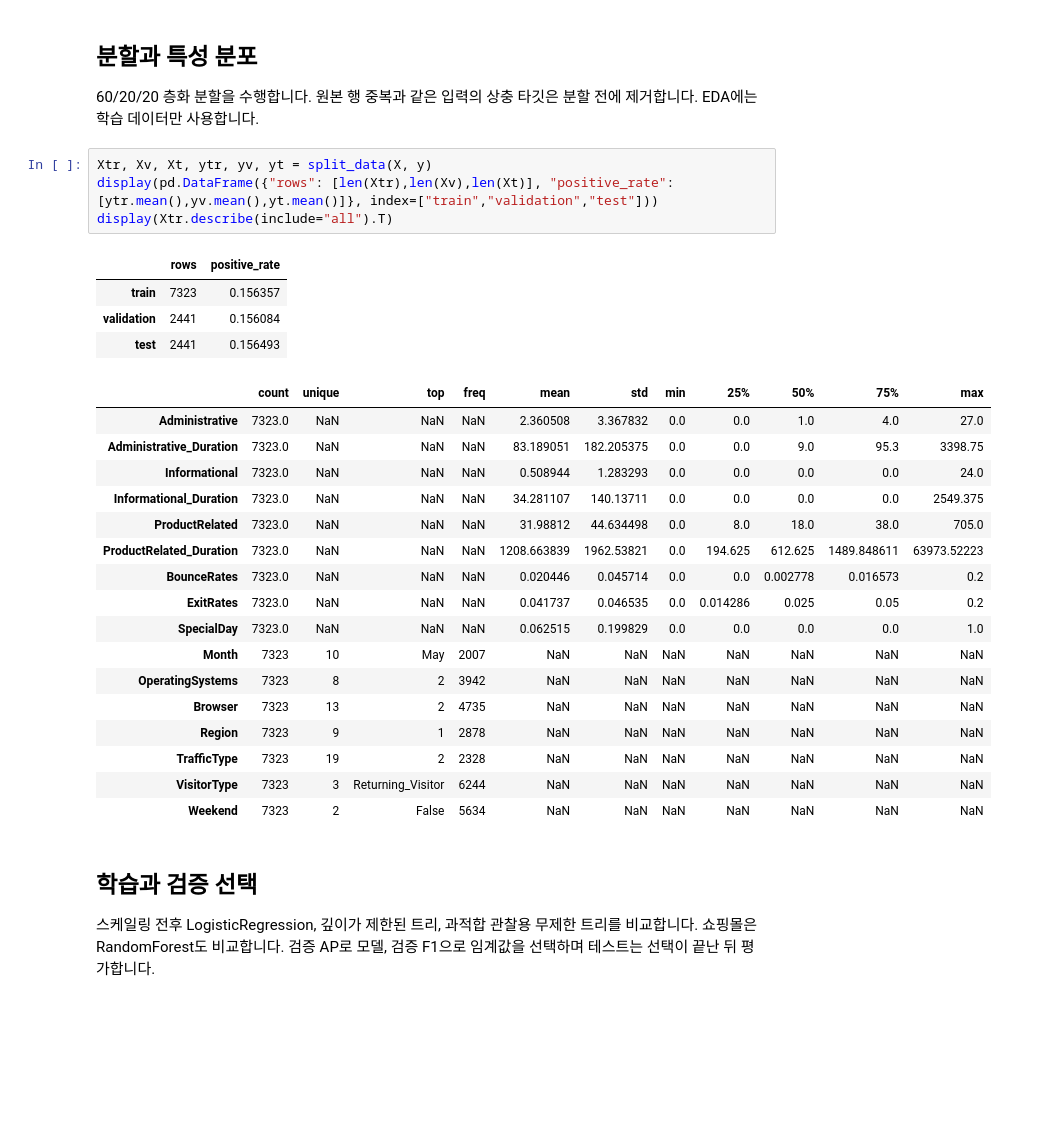
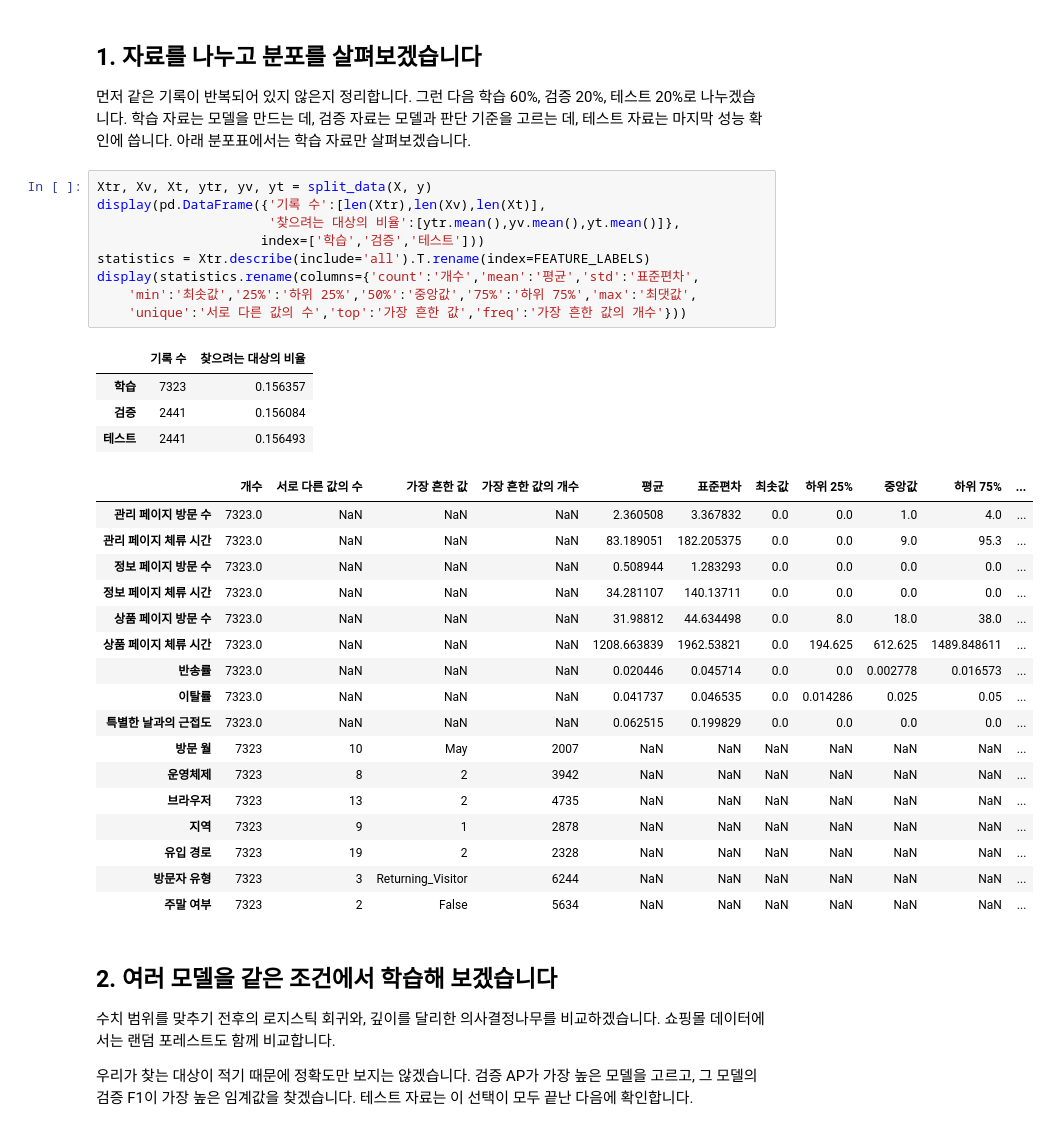
Before and after one commit to JHZZAng12/online-shopping-conversion, a Jupyter notebook: analysis.ipynb, the cells around one changed output. Cells and saved outputs as stored; diff of their text form; blank space fills up the shorter version.

```diff
--- a/analysis.ipynb
+++ b/analysis.ipynb
@@ -33,37 +39,44 @@ display(X.head())
 # %% [markdown]
-## 분할과 특성 분포
+## 1. 자료를 나누고 분포를 살펴보겠습니다
 
-60/20/20 층화 분할을 수행합니다. 원본 행 중복과 같은 입력의 상충 타깃은 분할 전에 제거합니다. EDA에는 학습 데이터만 사용합니다.
+먼저 같은 기록이 반복되어 있지 않은지 정리합니다. 그런 다음 학습 60%, 검증 20%, 테스트 20%로 나누겠습니다. 학습 자료는 모델을 만드는 데, 검증 자료는 모델과 판단 기준을 고르는 데, 테스트 자료는 마지막 성능 확인에 씁니다. 아래 분포표에서는 학습 자료만 살펴보겠습니다.
 # %%
 Xtr, Xv, Xt, ytr, yv, yt = split_data(X, y)
-display(pd.DataFrame({"rows": [len(Xtr),len(Xv),len(Xt)], "positive_rate": [ytr.mean(),yv.mean(),yt.mean()]}, index=["train","validation","test"]))
-display(Xtr.describe(include="all").T)
+display(pd.DataFrame({'기록 수':[len(Xtr),len(Xv),len(Xt)],
+                      '찾으려는 대상의 비율':[ytr.mean(),yv.mean(),yt.mean()]},
+                     index=['학습','검증','테스트']))
+statistics = Xtr.describe(include='all').T.rename(index=FEATURE_LABELS)
+display(statistics.rename(columns={'count':'개수','mean':'평균','std':'표준편차',
+    'min':'최솟값','25%':'하위 25%','50%':'중앙값','75%':'하위 75%','max':'최댓값',
+    'unique':'서로 다른 값의 수','top':'가장 흔한 값','freq':'가장 흔한 값의 개수'}))
 # %% [output]
-|  | rows | positive_rate |
-| train | 7323 | 0.156357 |
-| validation | 2441 | 0.156084 |
-| test | 2441 | 0.156493 |
+|  | 기록 수 | 찾으려는 대상의 비율 |
+| 학습 | 7323 | 0.156357 |
+| 검증 | 2441 | 0.156084 |
+| 테스트 | 2441 | 0.156493 |
-|  | count | unique | top | freq | mean | std | min | 25% | 50% | 75% | max |
-| Administrative | 7323.0 | NaN | NaN | NaN | 2.360508 | 3.367832 | 0.0 | 0.0 | 1.0 | 4.0 | 27.0 |
-| Administrative_Duration | 7323.0 | NaN | NaN | NaN | 83.189051 | 182.205375 | 0.0 | 0.0 | 9.0 | 95.3 | 3398.75 |
-| Informational | 7323.0 | NaN | NaN | NaN | 0.508944 | 1.283293 | 0.0 | 0.0 | 0.0 | 0.0 | 24.0 |
-| Informational_Duration | 7323.0 | NaN | NaN | NaN | 34.281107 | 140.13711 | 0.0 | 0.0 | 0.0 | 0.0 | 2549.375 |
-| ProductRelated | 7323.0 | NaN | NaN | NaN | 31.98812 | 44.634498 | 0.0 | 8.0 | 18.0 | 38.0 | 705.0 |
-| ProductRelated_Duration | 7323.0 | NaN | NaN | NaN | 1208.663839 | 1962.53821 | 0.0 | 194.625 | 612.625 | 1489.848611 | 63973.52223 |
-| BounceRates | 7323.0 | NaN | NaN | NaN | 0.020446 | 0.045714 | 0.0 | 0.0 | 0.002778 | 0.016573 | 0.2 |
-| ExitRates | 7323.0 | NaN | NaN | NaN | 0.041737 | 0.046535 | 0.0 | 0.014286 | 0.025 | 0.05 | 0.2 |
-| SpecialDay | 7323.0 | NaN | NaN | NaN | 0.062515 | 0.199829 | 0.0 | 0.0 | 0.0 | 0.0 | 1.0 |
-| Month | 7323 | 10 | May | 2007 | NaN | NaN | NaN | NaN | NaN | NaN | NaN |
-| OperatingSystems | 7323 | 8 | 2 | 3942 | NaN | NaN | NaN | NaN | NaN | NaN | NaN |
-| Browser | 7323 | 13 | 2 | 4735 | NaN | NaN | NaN | NaN | NaN | NaN | NaN |
-| Region | 7323 | 9 | 1 | 2878 | NaN | NaN | NaN | NaN | NaN | NaN | NaN |
-| TrafficType | 7323 | 19 | 2 | 2328 | NaN | NaN | NaN | NaN | NaN | NaN | NaN |
-| VisitorType | 7323 | 3 | Returning_Visitor | 6244 | NaN | NaN | NaN | NaN | NaN | NaN | NaN |
-| Weekend | 7323 | 2 | False | 5634 | NaN | NaN | NaN | NaN | NaN | NaN | NaN |
+|  | 개수 | 서로 다른 값의 수 | 가장 흔한 값 | 가장 흔한 값의 개수 | 평균 | 표준편차 | 최솟값 | 하위 25% | 중앙값 | 하위 75% | ... |
+| 관리 페이지 방문 수 | 7323.0 | NaN | NaN | NaN | 2.360508 | 3.367832 | 0.0 | 0.0 | 1.0 | 4.0 | ... |
+| 관리 페이지 체류 시간 | 7323.0 | NaN | NaN | NaN | 83.189051 | 182.205375 | 0.0 | 0.0 | 9.0 | 95.3 | ... |
+| 정보 페이지 방문 수 | 7323.0 | NaN | NaN | NaN | 0.508944 | 1.283293 | 0.0 | 0.0 | 0.0 | 0.0 | ... |
+| 정보 페이지 체류 시간 | 7323.0 | NaN | NaN | NaN | 34.281107 | 140.13711 | 0.0 | 0.0 | 0.0 | 0.0 | ... |
+| 상품 페이지 방문 수 | 7323.0 | NaN | NaN | NaN | 31.98812 | 44.634498 | 0.0 | 8.0 | 18.0 | 38.0 | ... |
+| 상품 페이지 체류 시간 | 7323.0 | NaN | NaN | NaN | 1208.663839 | 1962.53821 | 0.0 | 194.625 | 612.625 | 1489.848611 | ... |
+| 반송률 | 7323.0 | NaN | NaN | NaN | 0.020446 | 0.045714 | 0.0 | 0.0 | 0.002778 | 0.016573 | ... |
+| 이탈률 | 7323.0 | NaN | NaN | NaN | 0.041737 | 0.046535 | 0.0 | 0.014286 | 0.025 | 0.05 | ... |
+| 특별한 날과의 근접도 | 7323.0 | NaN | NaN | NaN | 0.062515 | 0.199829 | 0.0 | 0.0 | 0.0 | 0.0 | ... |
+| 방문 월 | 7323 | 10 | May | 2007 | NaN | NaN | NaN | NaN | NaN | NaN | ... |
+| 운영체제 | 7323 | 8 | 2 | 3942 | NaN | NaN | NaN | NaN | NaN | NaN | ... |
+| 브라우저 | 7323 | 13 | 2 | 4735 | NaN | NaN | NaN | NaN | NaN | NaN | ... |
+| 지역 | 7323 | 9 | 1 | 2878 | NaN | NaN | NaN | NaN | NaN | NaN | ... |
+| 유입 경로 | 7323 | 19 | 2 | 2328 | NaN | NaN | NaN | NaN | NaN | NaN | ... |
+| 방문자 유형 | 7323 | 3 | Returning_Visitor | 6244 | NaN | NaN | NaN | NaN | NaN | NaN | ... |
+| 주말 여부 | 7323 | 2 | False | 5634 | NaN | NaN | NaN | NaN | NaN | NaN | ... |
 # %% [markdown]
-## 학습과 검증 선택
+## 2. 여러 모델을 같은 조건에서 학습해 보겠습니다
 
-스케일링 전후 LogisticRegression, 깊이가 제한된 트리, 과적합 관찰용 무제한 트리를 비교합니다. 쇼핑몰은 RandomForest도 비교합니다. 검증 AP로 모델, 검증 F1으로 임계값을 선택하며 테스트는 선택이 끝난 뒤 평가합니다.
+수치 범위를 맞추기 전후의 로지스틱 회귀와, 깊이를 달리한 의사결정나무를 비교하겠습니다. 쇼핑몰 데이터에서는 랜덤 포레스트도 함께 비교합니다.
+
+우리가 찾는 대상이 적기 때문에 정확도만 보지는 않겠습니다. 검증 AP가 가장 높은 모델을 고르고, 그 모델의 검증 F1이 가장 높은 임계값을 찾겠습니다. 테스트 자료는 이 선택이 모두 끝난 다음에 확인합니다.
 # %%
 result = train()
 # %% [output]
```
Also changed, not shown: parts of 12 cells of this notebook, 12 other files.
